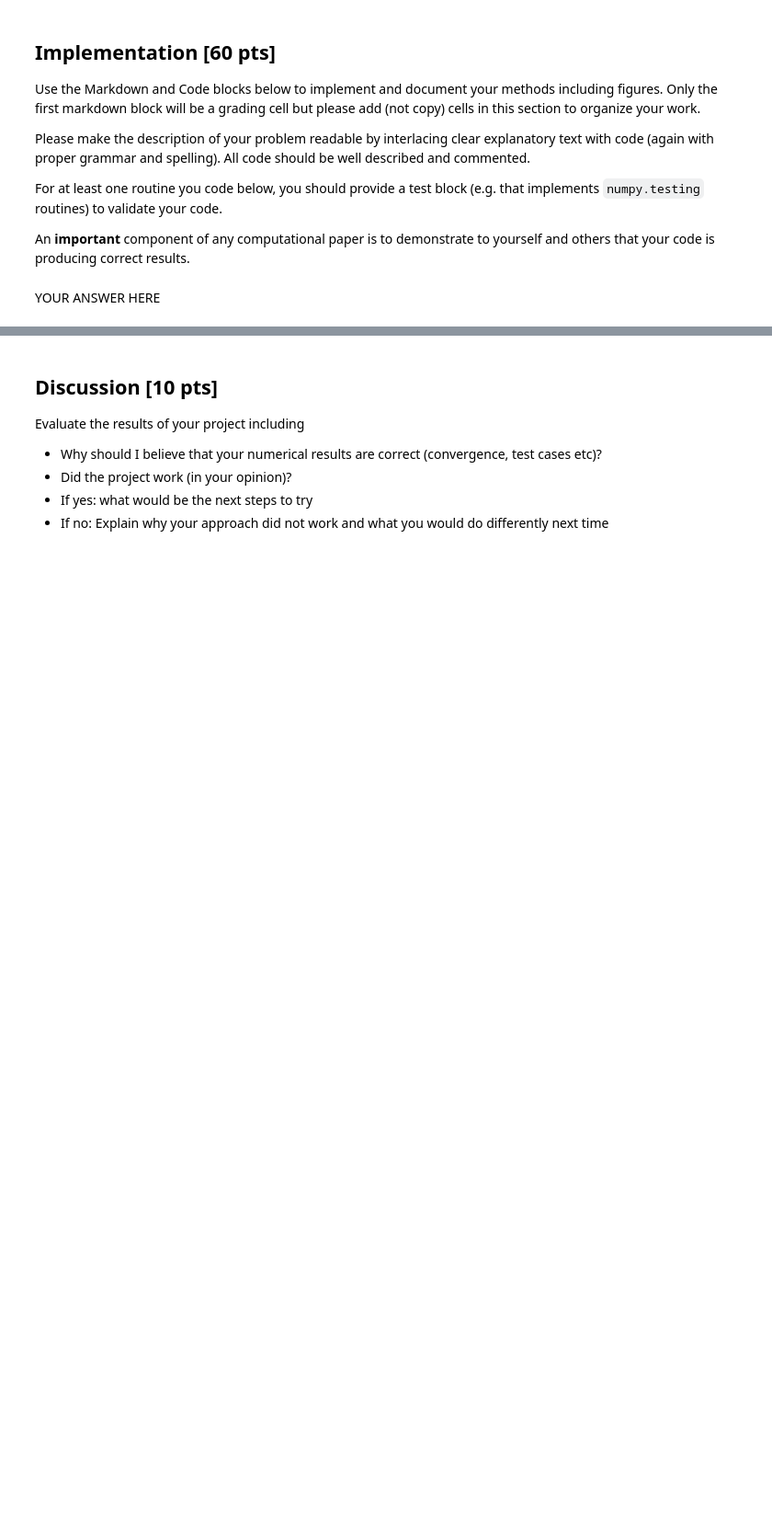
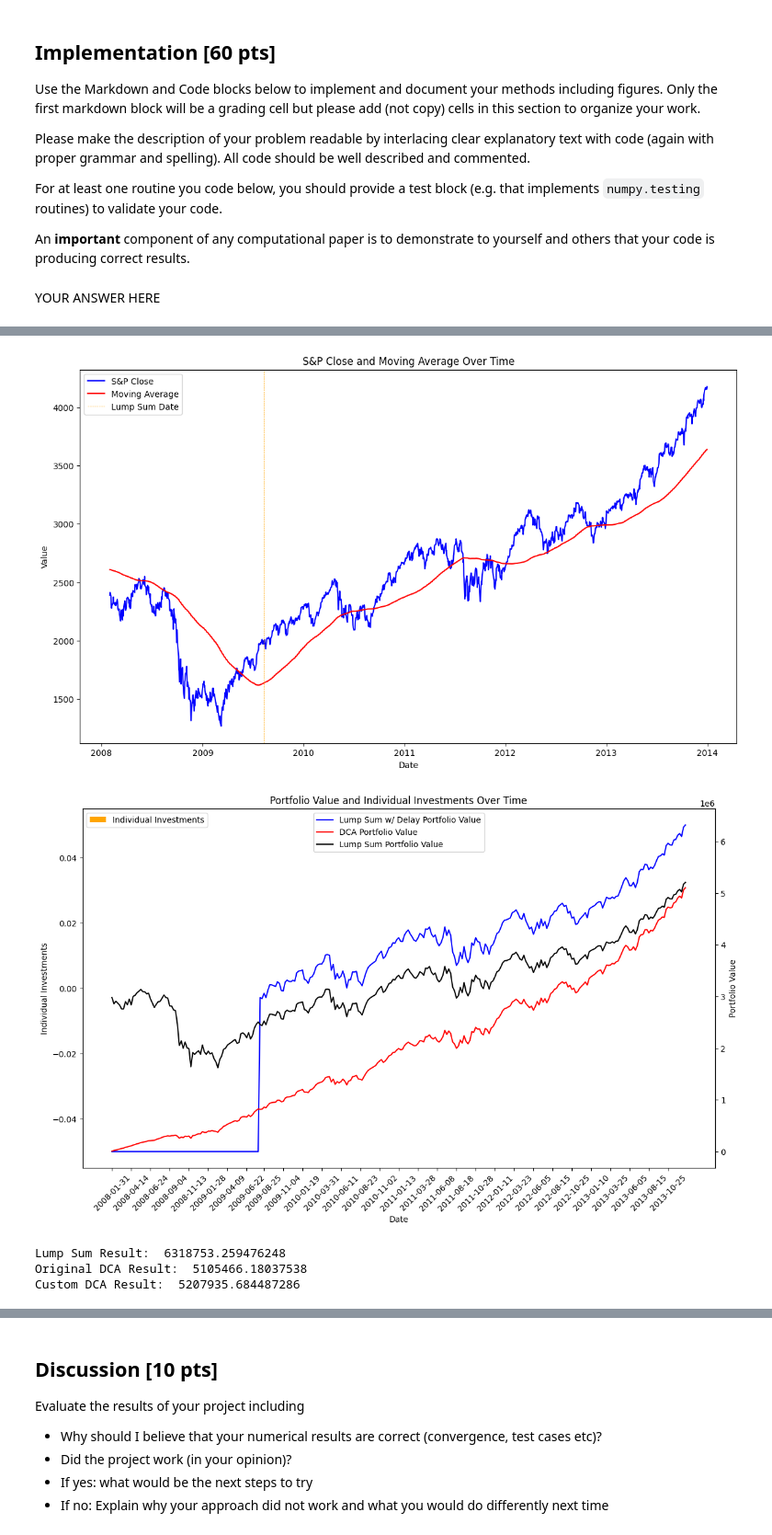
Before and after one commit to jaymay2002/OptimalInvesting, a Jupyter notebook: project.ipynb, the cells around one changed output, grey strips where cells are left out. Shown at 92% size. Drawn from its saved outputs; the diff is of its cells as text; code cells hidden in the pictures; blank space fills up the shorter version.

```diff
--- a/project.ipynb
+++ b/project.ipynb
@@ -702,0 +372,23 @@ def dca_analysis(sandp_time, moving_average_window, time_interval, start_date, e
+# %%
+#Example where Lump-Sum with Delay is the most optimal investment strategy
+moving_average_window = 200 #200-day moving average
+time_interval = 5           #5 days per period
+start_date = '2008-01-31'
+end_date = '2014-01-01'
+initial_investment = 10000
+show_graph = True
+weeks_val = 2
+
+result = dca_analysis(sandp_time, moving_average_window, time_interval, start_date, end_date, initial_investment, show_graph, weeks_val)
+print("Lump Sum Result: ", result[0])
+print("Original DCA Result: ", result[1])
+print("Custom DCA Result: ", result[2])
+
+# The first graph illustrates S&P 500 closing prices alongside a 200-day moving average
+# The second graph presents the new portfolio value of the 3 investment strategies.
+# %% [output]
+[figure, added]
+[figure, added]
+Lump Sum Result:  6318753.259476248
+Original DCA Result:  5105466.18037538
+Custom DCA Result:  5207935.684487286
```
Also changed, not shown: parts of 35 cells of this notebook.
